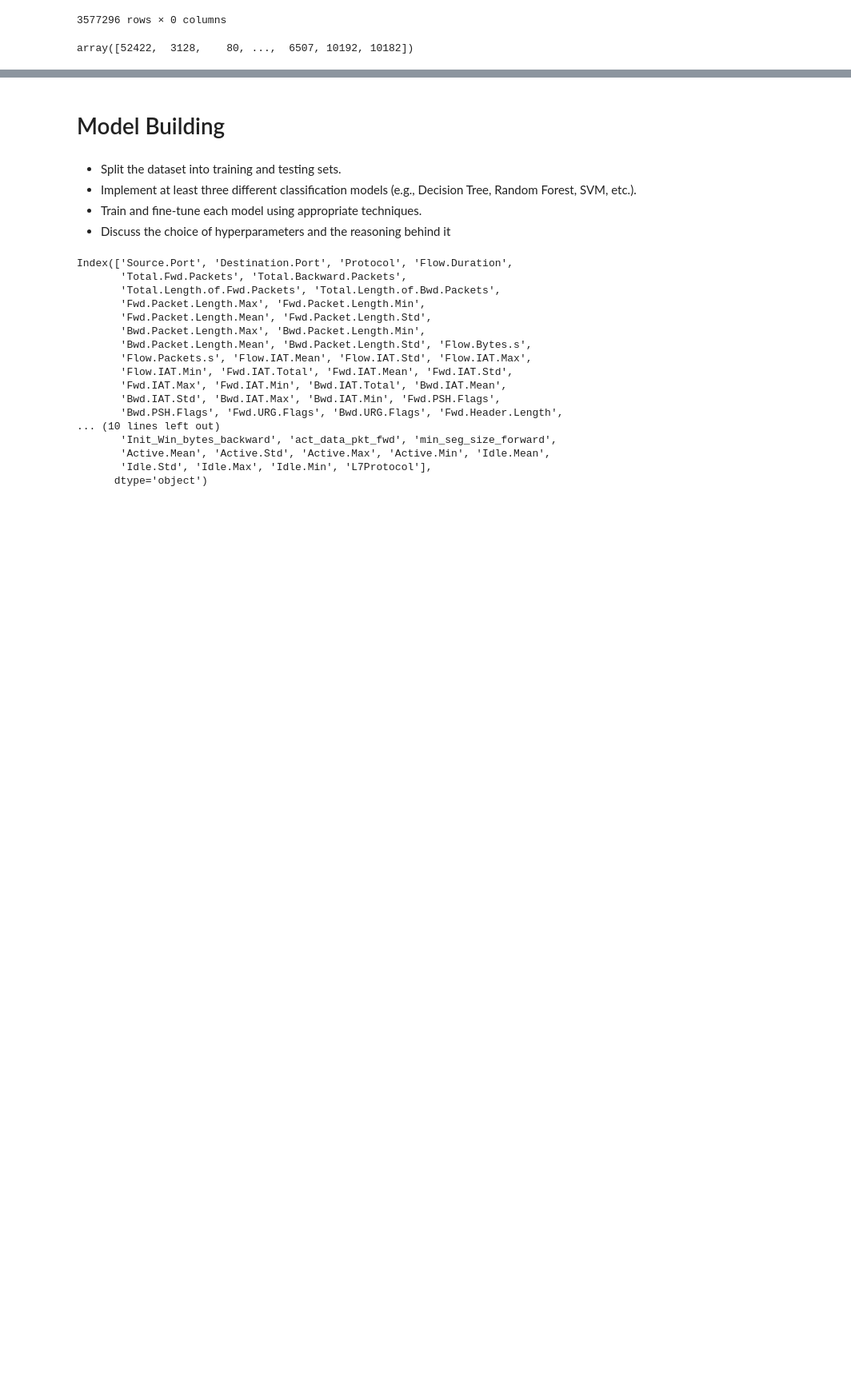
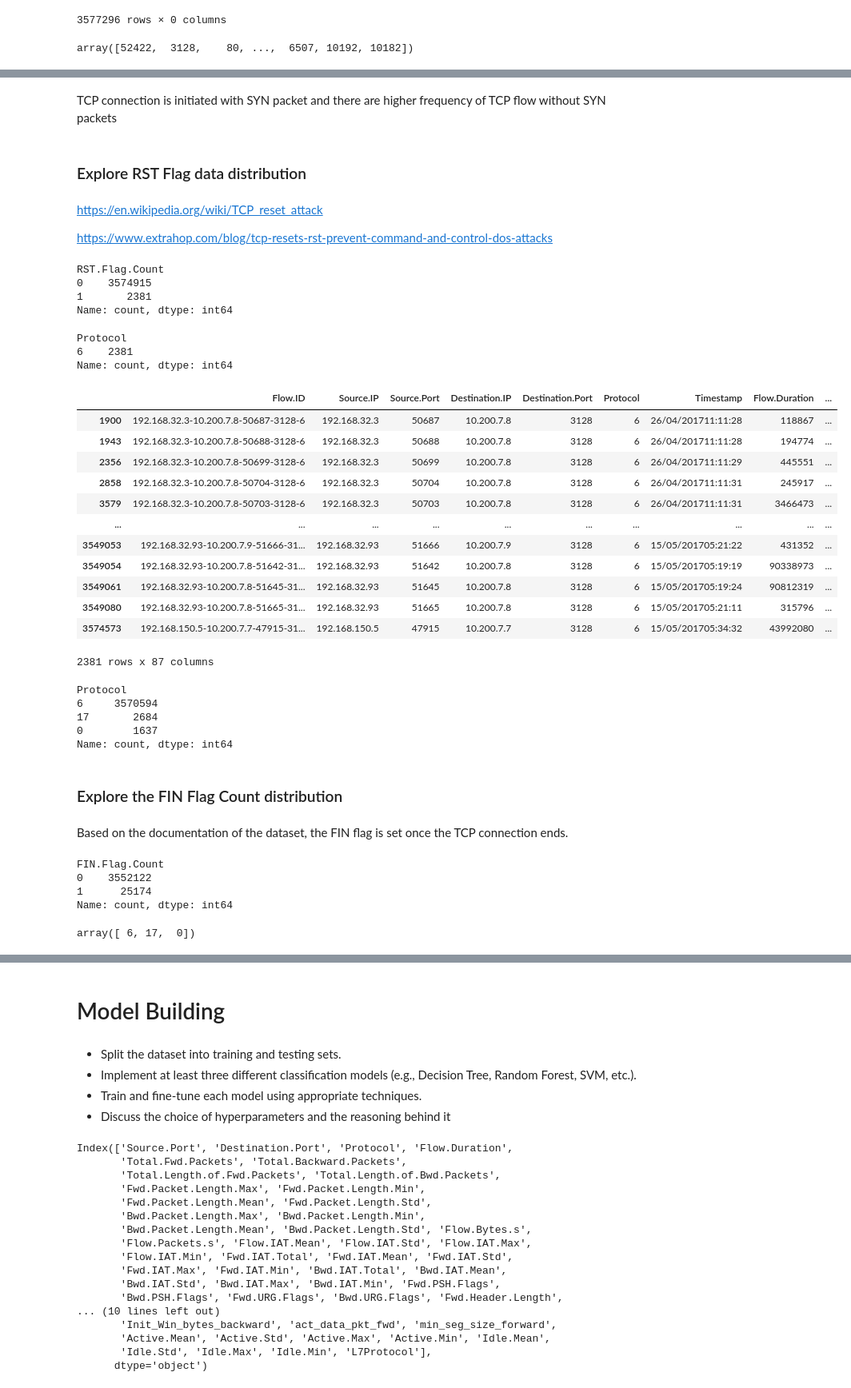
Before and after one commit to AngKokLeong/Network-Traffic-Analysis, a Jupyter notebook: report.ipynb, the cells around one changed output, grey strips where cells are left out. Shown at 80% size. Drawn from its saved outputs; the diff is of its cells as text; code cells hidden in the pictures; blank space fills up the shorter version.

```diff
--- a/report.ipynb
+++ b/report.ipynb
@@ -66,7 +74,7 @@ Retrieving data using kagglehub package to simplify the data retrieval process
 # %% [markdown]
 Attempting to load the data into pandas dataframe for the data exploration
 # %%
-network_traffic_analysis_dataframe: fireducks.pandas.frame.DataFrame = fireducks.pandas.read_csv("Dataset-Unicauca-Version2-87Atts.csv")
+network_traffic_analysis_dataframe: pandas.DataFrame = pandas.read_csv("Dataset-Unicauca-Version2-87Atts.csv")
 # %%
 network_traffic_analysis_dataframe
 # %% [output]
@@ -814,7 +814,7 @@ network_traffic_analysis_dataframe.drop(labels="Flow.ID", axis=1, inplace=True)
 # %% [markdown]
 ### Remove ProtocolName
 # %%
-network_traffic_analysis_dataframe.drop(labels="ProtocolName", axis=1, inplace=True)
+#network_traffic_analysis_dataframe.drop(labels="ProtocolName", axis=1, inplace=True)
 # %% [markdown]
 ### Remove Label
 # %%
@@ -859,0 +913,60 @@ array([52422,  3128,    80, ...,  6507, 10192, 10182])
+# %% [markdown]
+TCP connection is initiated with SYN packet and there are higher frequency of TCP flow without SYN packets
+# %% [markdown]
+### Explore RST Flag data distribution
+# %% [markdown]
+https://en.wikipedia.org/wiki/TCP_reset_attack
+
+https://www.extrahop.com/blog/tcp-resets-rst-prevent-command-and-control-dos-attacks
+# %%
+network_traffic_analysis_dataframe["RST.Flag.Count"].value_counts()
+# %% [output]
+RST.Flag.Count
+0    3574915
+1       2381
+Name: count, dtype: int64
+# %%
+network_traffic_analysis_dataframe[network_traffic_analysis_dataframe["RST.Flag.Count"] == 1]["Protocol"].value_counts()
+# %% [output]
+Protocol
+6    2381
+Name: count, dtype: int64
+# %%
+network_traffic_analysis_dataframe[network_traffic_analysis_dataframe["RST.Flag.Count"] == 1]
+# %% [output]
+|  | Flow.ID | Source.IP | Source.Port | Destination.IP | Destination.Port | Protocol | Timestamp | Flow.Duration | ... |
+| 1900 | 192.168.32.3-10.200.7.8-50687-3128-6 | 192.168.32.3 | 50687 | 10.200.7.8 | 3128 | 6 | 26/04/201711:11:28 | 118867 | ... |
+| 1943 | 192.168.32.3-10.200.7.8-50688-3128-6 | 192.168.32.3 | 50688 | 10.200.7.8 | 3128 | 6 | 26/04/201711:11:28 | 194774 | ... |
+| 2356 | 192.168.32.3-10.200.7.8-50699-3128-6 | 192.168.32.3 | 50699 | 10.200.7.8 | 3128 | 6 | 26/04/201711:11:29 | 445551 | ... |
+| 2858 | 192.168.32.3-10.200.7.8-50704-3128-6 | 192.168.32.3 | 50704 | 10.200.7.8 | 3128 | 6 | 26/04/201711:11:31 | 245917 | ... |
+| 3579 | 192.168.32.3-10.200.7.8-50703-3128-6 | 192.168.32.3 | 50703 | 10.200.7.8 | 3128 | 6 | 26/04/201711:11:31 | 3466473 | ... |
+| ... | ... | ... | ... | ... | ... | ... | ... | ... | ... |
+| 3549053 | 192.168.32.93-10.200.7.9-51666-31... | 192.168.32.93 | 51666 | 10.200.7.9 | 3128 | 6 | 15/05/201705:21:22 | 431352 | ... |
+| 3549054 | 192.168.32.93-10.200.7.8-51642-31... | 192.168.32.93 | 51642 | 10.200.7.8 | 3128 | 6 | 15/05/201705:19:19 | 90338973 | ... |
+| 3549061 | 192.168.32.93-10.200.7.8-51645-31... | 192.168.32.93 | 51645 | 10.200.7.8 | 3128 | 6 | 15/05/201705:19:24 | 90812319 | ... |
+| 3549080 | 192.168.32.93-10.200.7.8-51665-31... | 192.168.32.93 | 51665 | 10.200.7.8 | 3128 | 6 | 15/05/201705:21:11 | 315796 | ... |
+| 3574573 | 192.168.150.5-10.200.7.7-47915-31... | 192.168.150.5 | 47915 | 10.200.7.7 | 3128 | 6 | 15/05/201705:34:32 | 43992080 | ... |
+2381 rows x 87 columns
+# %%
+network_traffic_analysis_dataframe[network_traffic_analysis_dataframe["RST.Flag.Count"] == 0]["Protocol"].value_counts()
+# %% [output]
+Protocol
+6     3570594
+17       2684
+0        1637
+Name: count, dtype: int64
+# %% [markdown]
+### Explore the FIN Flag Count distribution
+# %% [markdown]
+Based on the documentation of the dataset, the FIN flag is set once the TCP connection ends.
+# %%
+network_traffic_analysis_dataframe["FIN.Flag.Count"].value_counts()
+# %% [output]
+FIN.Flag.Count
+0    3552122
+1      25174
+Name: count, dtype: int64
+# %%
+network_traffic_analysis_dataframe[network_traffic_analysis_dataframe["FIN.Flag.Count"] == 0]["Protocol"].unique()
+# %% [output]
+array([ 6, 17,  0])
```
Also changed, not shown: parts of 33 cells of this notebook.
